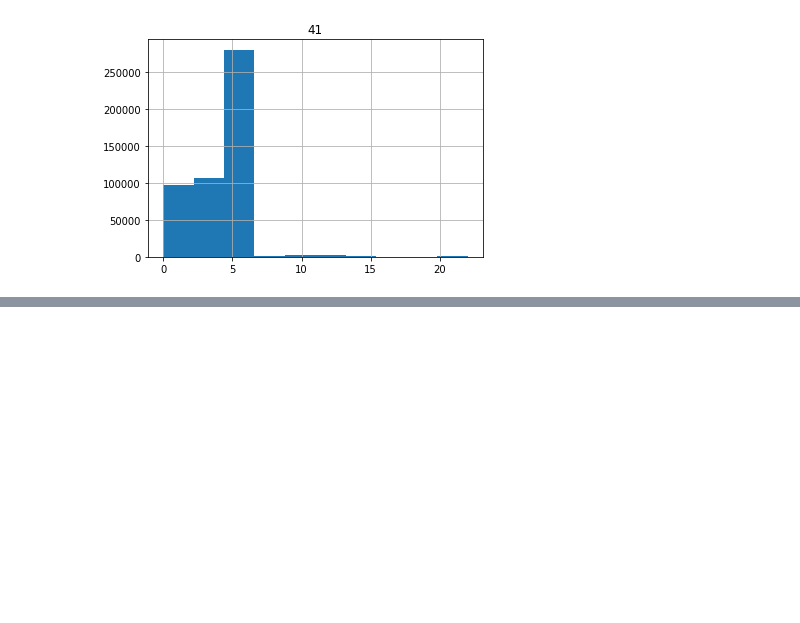
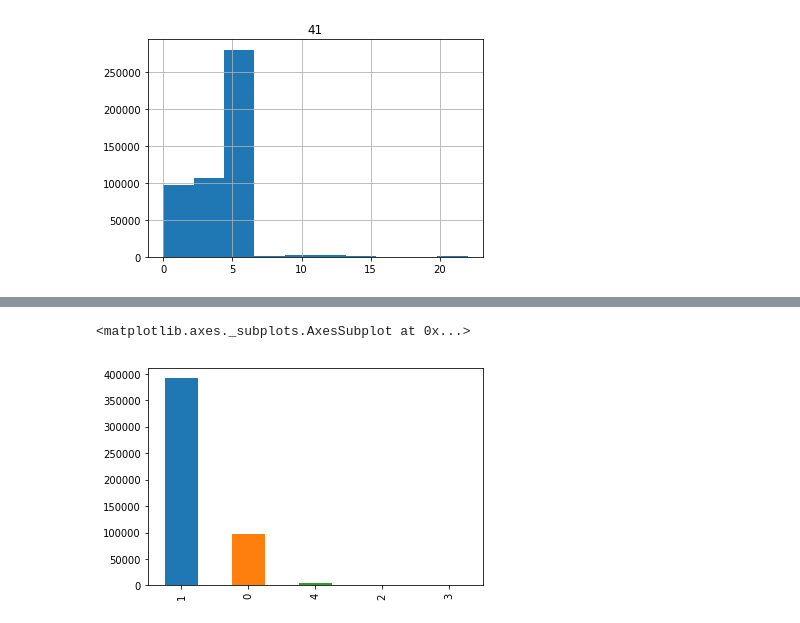
Before and after one commit to dtangster/cmpe255-project, a Jupyter notebook: Data_Exploration.ipynb, the cells around one changed output, grey strips where cells are left out. Cells and saved outputs as stored; diff of their text form; code cells hidden in the pictures; blank space fills up the shorter version.

```diff
--- a/Data_Exploration.ipynb
+++ b/Data_Exploration.ipynb
@@ -139,0 +195,7 @@ array([[<matplotlib.axes._subplots.AxesSubplot object at 0x...>]],
+# %%
+train_data_2[41] = train_data_2[41].map(attack_category_encoding())
+# %%
+train_data_2[41].value_counts().plot(kind='bar')
+# %% [output]
+<matplotlib.axes._subplots.AxesSubplot at 0x...>
+[figure, added]
```
Also changed, not shown: parts of 8 cells of this notebook.
